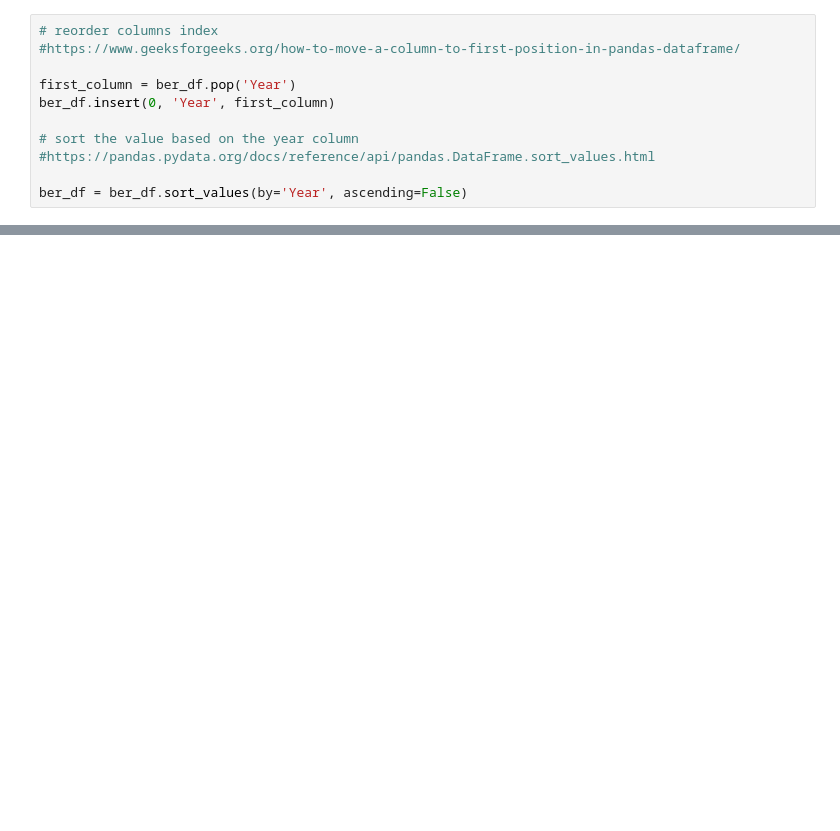
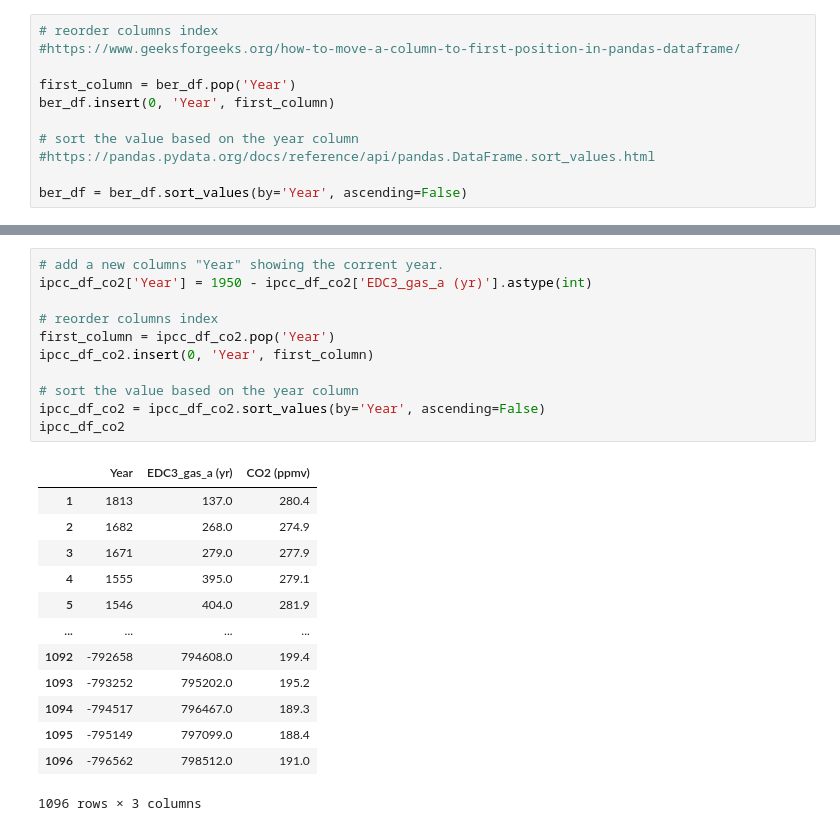
Before and after one commit to Cecilia8989/PfDA_Project2, a Jupyter notebook: pfda_project2.ipynb, the cells around one changed output, grey strips where cells are left out. Saved outputs shown, nothing was run; the diff lists cells and outputs as text; blank space fills up the shorter version.

```diff
--- a/pfda_project2.ipynb
+++ b/pfda_project2.ipynb
@@ -117,0 +186,25 @@ print(ber_df['Year'].dtype)
+# %%
+# add a new columns "Year" showing the corrent year.
+ipcc_df_co2['Year'] = 1950 - ipcc_df_co2['EDC3_gas_a (yr)'].astype(int)
+
+# reorder columns index
+first_column = ipcc_df_co2.pop('Year')
+ipcc_df_co2.insert(0, 'Year', first_column)
+
+# sort the value based on the year column
+ipcc_df_co2 = ipcc_df_co2.sort_values(by='Year', ascending=False)
+ipcc_df_co2
+# %% [output]
+|  | Year | EDC3_gas_a (yr) | CO2 (ppmv) |
+| 1 | 1813 | 137.0 | 280.4 |
+| 2 | 1682 | 268.0 | 274.9 |
+| 3 | 1671 | 279.0 | 277.9 |
+| 4 | 1555 | 395.0 | 279.1 |
+| 5 | 1546 | 404.0 | 281.9 |
+| ... | ... | ... | ... |
+| 1092 | -792658 | 794608.0 | 199.4 |
+| 1093 | -793252 | 795202.0 | 195.2 |
+| 1094 | -794517 | 796467.0 | 189.3 |
+| 1095 | -795149 | 797099.0 | 188.4 |
+| 1096 | -796562 | 798512.0 | 191.0 |
+1096 rows × 3 columns
```
Also changed, not shown: parts of 17 cells of this notebook.
